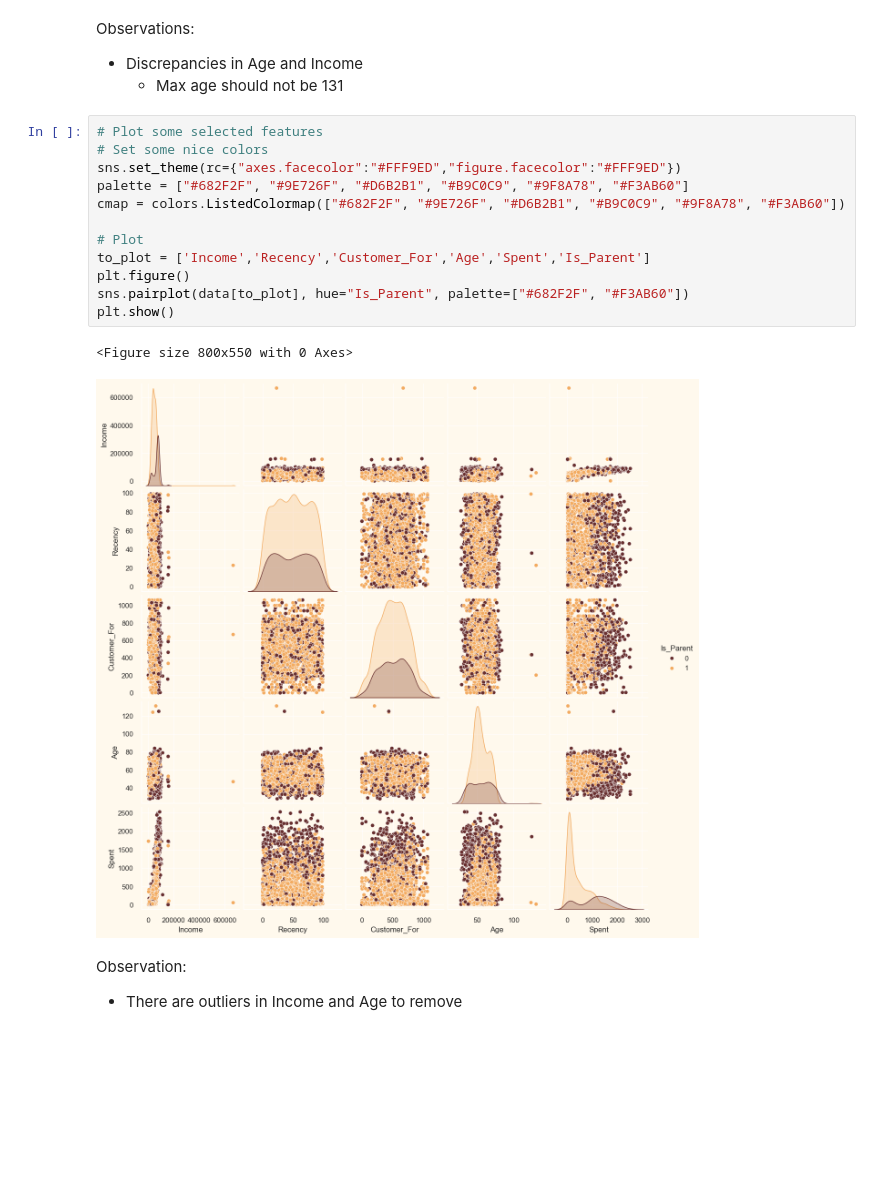
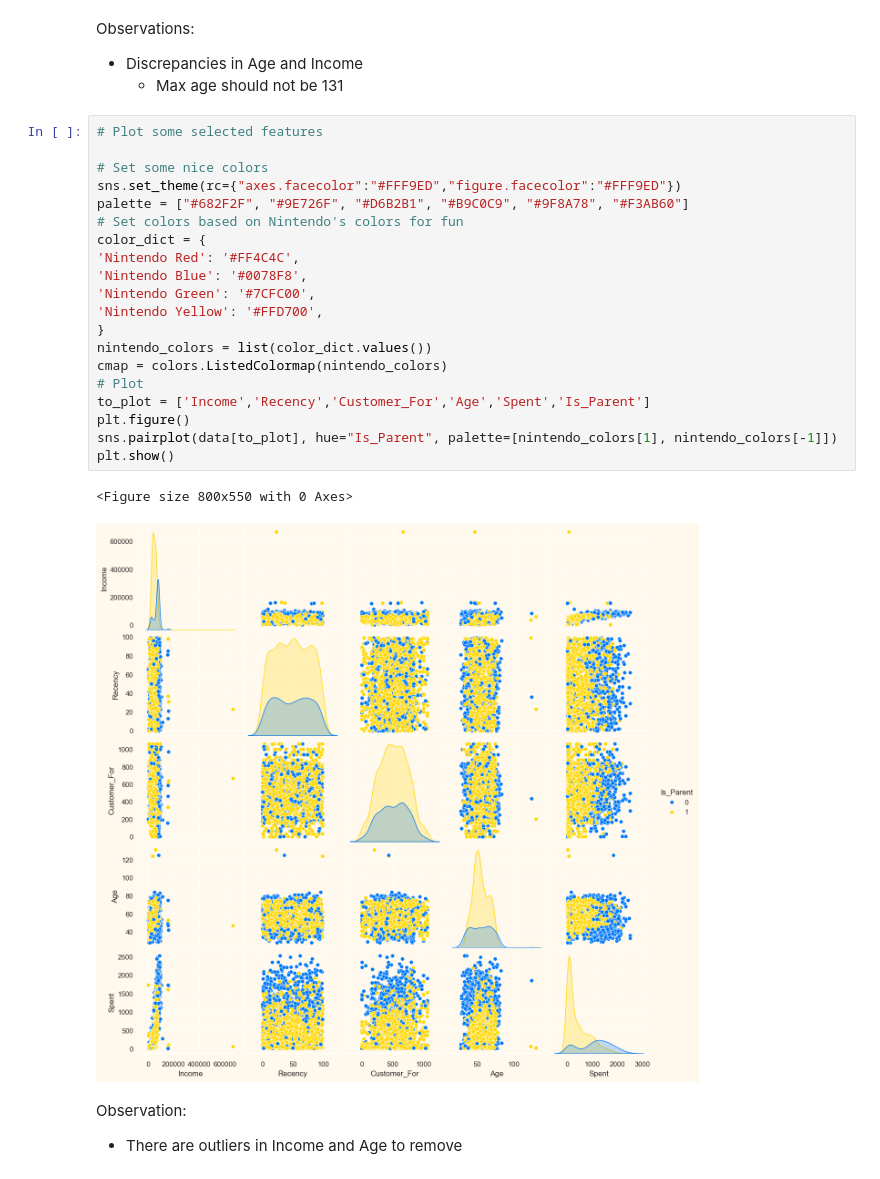
Before and after one commit to georgekenefati/Customer-Personality-Segmentation, a Jupyter notebook: preprocess_data.ipynb, the cells around one changed output. Cells and saved outputs as stored; diff of their text form; blank space fills up the shorter version.

```diff
--- a/preprocess_data.ipynb
+++ b/preprocess_data.ipynb
@@ -241,19 +241,27 @@ Observations:
     - Max age should not be 131
 # %%
 # Plot some selected features
+
 # Set some nice colors
 sns.set_theme(rc={"axes.facecolor":"#FFF9ED","figure.facecolor":"#FFF9ED"})
 palette = ["#682F2F", "#9E726F", "#D6B2B1", "#B9C0C9", "#9F8A78", "#F3AB60"]
-cmap = colors.ListedColormap(["#682F2F", "#9E726F", "#D6B2B1", "#B9C0C9", "#9F8A78", "#F3AB60"])
-
+# Set colors based on Nintendo's colors for fun
+color_dict = {
+'Nintendo Red': '#FF4C4C',
+'Nintendo Blue': '#0078F8',
+'Nintendo Green': '#7CFC00',
+'Nintendo Yellow': '#FFD700',
+}
+nintendo_colors = list(color_dict.values())
+cmap = colors.ListedColormap(nintendo_colors)
 # Plot
 to_plot = ['Income','Recency','Customer_For','Age','Spent','Is_Parent']
 plt.figure()
-sns.pairplot(data[to_plot], hue="Is_Parent", palette=["#682F2F", "#F3AB60"])
+sns.pairplot(data[to_plot], hue="Is_Parent", palette=[nintendo_colors[1], nintendo_colors[-1]])
 plt.show()
 # %% [output]
 <Figure size 800x550 with 0 Axes>
-[figure, old version]
+[figure, new version]
 # %% [markdown]
 Observation:
 - There are outliers in Income and Age to remove
```
Also changed, not shown: parts of 1 cell of this notebook, 2 other files.
